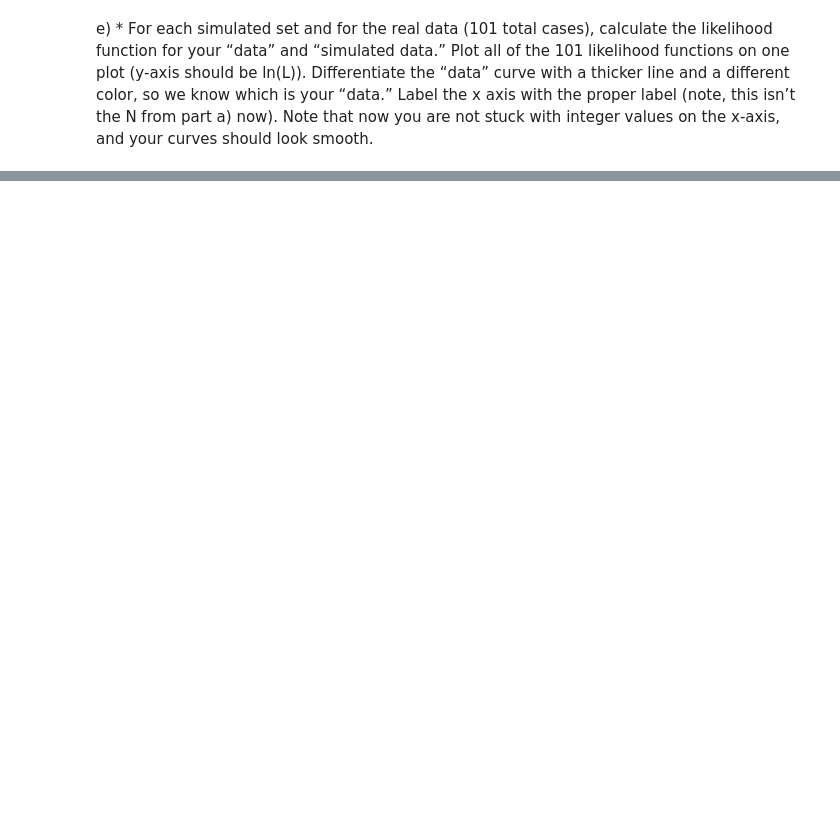
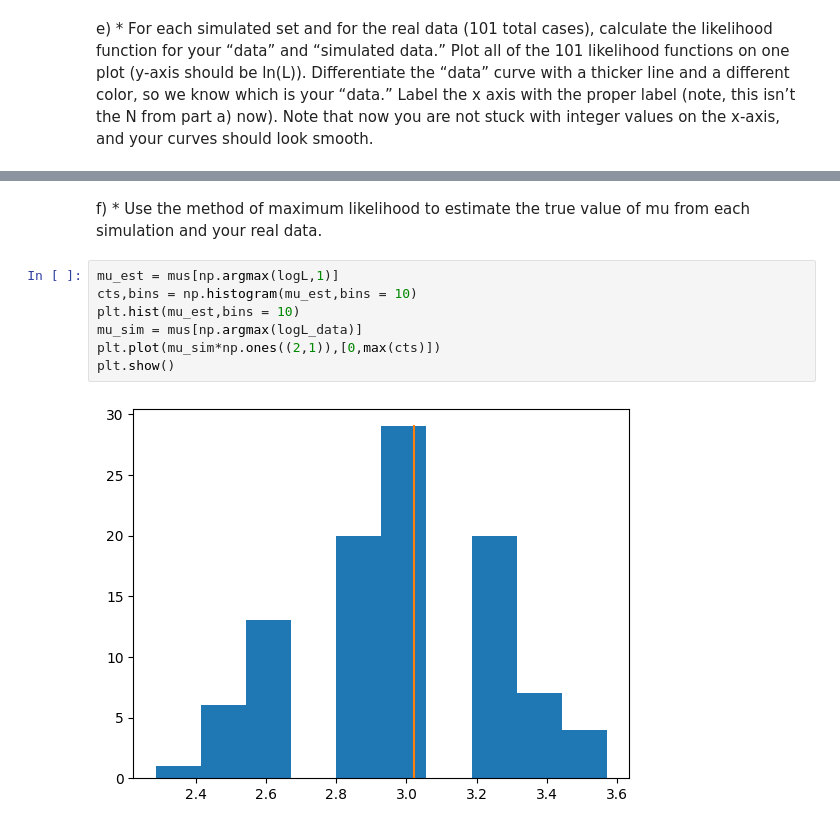
Before and after one commit to andcook5/Physics38600, a Jupyter notebook: HW/P386HW2.ipynb, the cells around one changed output, grey strips where cells are left out. Drawn from its saved outputs; the diff is of its cells as text; blank space fills up the shorter version.

```diff
--- a/HW/P386HW2.ipynb
+++ b/HW/P386HW2.ipynb
@@ -58,0 +62,11 @@ plt.show()
+# %% [markdown]
+f) * Use the method of maximum likelihood to estimate the true value of mu from each simulation and your real data.
+# %%
+mu_est = mus[np.argmax(logL,1)]
+cts,bins = np.histogram(mu_est,bins = 10)
+plt.hist(mu_est,bins = 10)
+mu_sim = mus[np.argmax(logL_data)]
+plt.plot(mu_sim*np.ones((2,1)),[0,max(cts)])
+plt.show()
+# %% [output]
+[figure, added]
```
Also changed, not shown: parts of 7 cells of this notebook.
